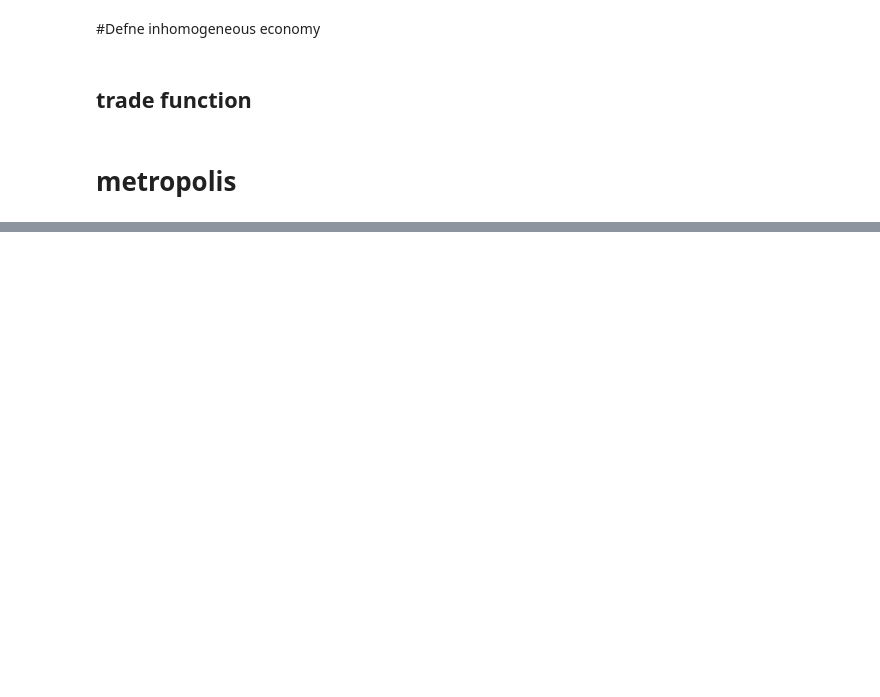
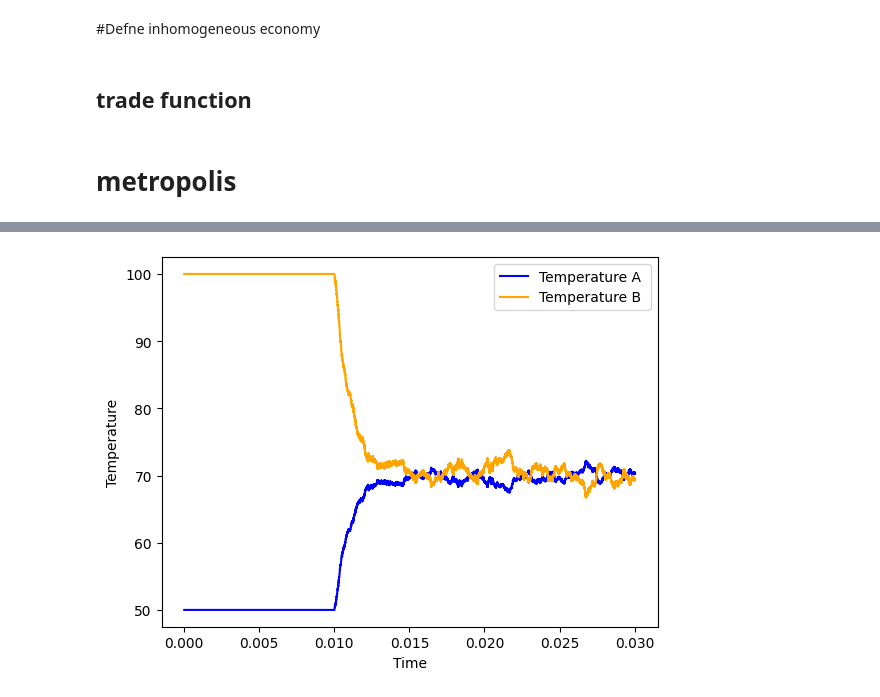
Before and after one commit to YihangLuo99/Thermoeconomics, a Jupyter notebook: Draft2.ipynb, the cells around one changed output, grey strips where cells are left out. Drawn from its saved outputs; the diff is of its cells as text; code cells hidden in the pictures; blank space fills up the shorter version.

```diff
--- a/Draft2.ipynb
+++ b/Draft2.ipynb
@@ -19,7 +17,7 @@ from matplotlib.patches import FancyBboxPatch
 # %% [markdown]
 ## define encounter matrix
 # %%
-economy_size=1000
+economy_size=100
 # %%
 import numpy as np
 
@@ -167,0 +157,3 @@ plt.show()
+# %%
+# Take 10% of the change
+Ta,Tb=inter_tradecd1(agent_a,agent_b,[10000,5020000],0.1,[0,0,1],utility_func_cd,utility_func_cd)
@@ -168 +164,27 @@ plt.show()
+# %%
+
+
+
+
+# Create a range of indices for the x-axis
+
+
+len_list=len(Ta)+1
+numbers = list(range(1, len_list))
+
+time_scale=(10*economy_size)**2-(10*economy_size)
+time_index = [num / time_scale for num in numbers]
+# Plot both lists on the same graph
+plt.plot(time_index, Ta, label='Temperature A ', color='blue')
+plt.plot(time_index, Tb, label='Temperature B', color='orange')
+
+# Add labels and legend
+plt.xlabel('Time')
+plt.ylabel('Temperature')
+plt.legend()
+
+# Show the plot
+plt.show()
+# %% [output]
+[figure, added]
 # %% [markdown]
```
Also changed, not shown: parts of 22 cells of this notebook, 7 other files.
